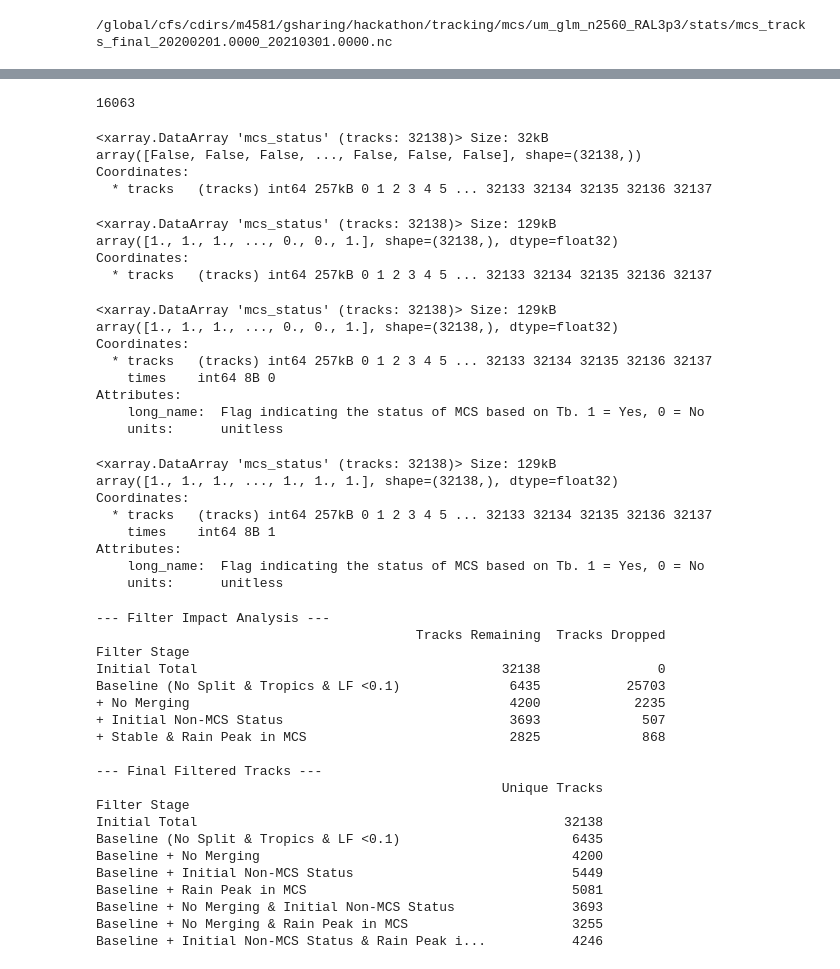
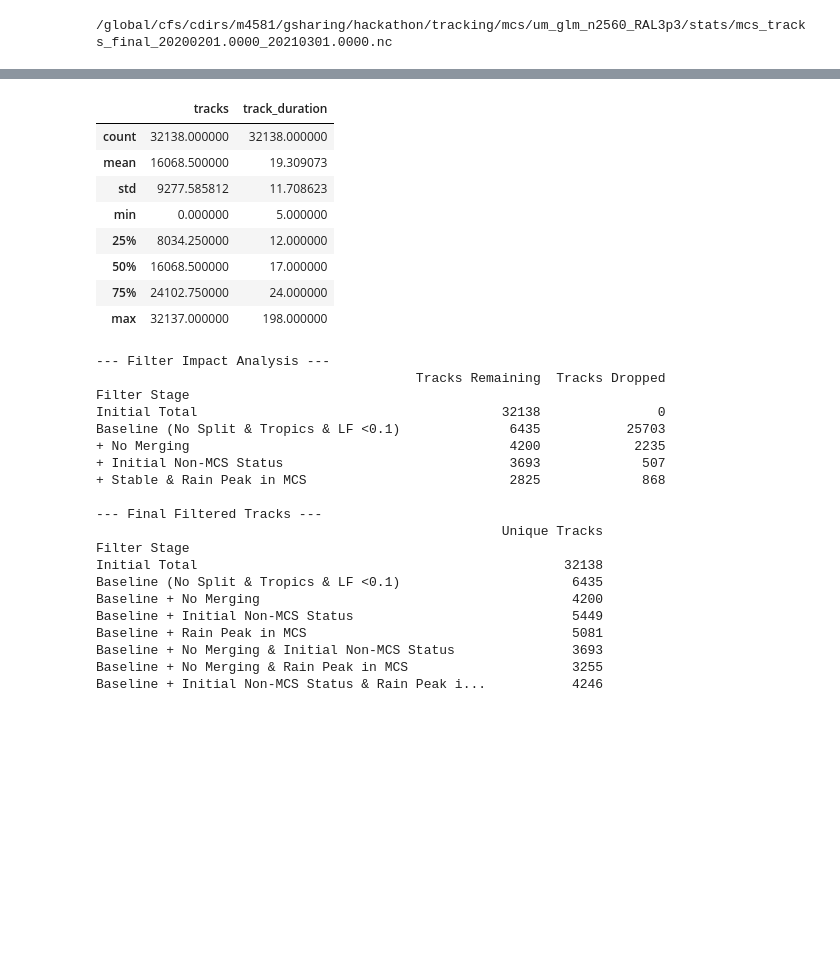
Before and after one commit to WACCEM/gsrm_mcs_environments, a Jupyter notebook: analysis/compare_mcs_stats_full_filter.ipynb, the cells around one changed output, grey strips where cells are left out. Cells and saved outputs as stored; diff of their text form; code cells hidden in the pictures; blank space fills up the shorter version.

```diff
--- a/analysis/compare_mcs_stats_full_filter.ipynb
+++ b/analysis/compare_mcs_stats_full_filter.ipynb
@@ -22,3 +22,16 @@ ds_mcs_ifs = xr.open_dataset(mcs_file_ifs)
+# %%
+# Load MCS track file (local)
+mcs_file_obs = "/Users/pacc275/local_documents/hackathon/mcs_tracks_final_extc_20200101.0000_20210101.0000.nc"
+ds_mcs_obs = xr.open_dataset(mcs_file_obs)
+
+mcs_file_icon = "/Users/pacc275/local_documents/hackathon/mcs_final_icon_20200102.0000_20201231.2330.nc"
+ds_mcs_icon = xr.open_dataset(mcs_file_icon)
+
+mcs_file_scream = "/Users/pacc275/local_documents/hackathon/mcs_tracks_final_20190801.0000_20200901.0000.nc"
+ds_mcs_scream = xr.open_dataset(mcs_file_scream)
+
+mcs_file_um = "/Users/pacc275/local_documents/hackathon/mcs_tracks_final_um_20200201.0000_20210301.0000.nc"
+ds_mcs_um = xr.open_dataset(mcs_file_um)
 # %%
 !ls '/global/cfs/cdirs/m4581/gsharing/hackathon/tracking/mcs/um_glm_n2560_RAL3p3/stats/mcs_tracks_final_20200201.0000_20210301.0000.nc'
 # %% [output]
@@ -127,42 +39,13 @@ mcs_status_cr_zero = [i for i in range(len(mcs_status_cr)) if mcs_status_cr[i] =
-# %%
-len(mcs_status_cr_zero)
-# %% [output]
-16063
-# %%
-mask_initial_non_mcs = ds_mcs_obs.mcs_status.isel(times=slice(0, 3)).sum(dim='times') == 0
-mask_initial_non_mcs
-# %% [output]
-<xarray.DataArray 'mcs_status' (tracks: 32138)> Size: 32kB
-array([False, False, False, ..., False, False, False], shape=(32138,))
-Coordinates:
-  * tracks   (tracks) int64 257kB 0 1 2 3 4 5 ... 32133 32134 32135 32136 32137
-# %%
-ds_mcs_obs.mcs_status.isel(times=slice(0, 1)).sum(dim='times')
-# %% [output]
-<xarray.DataArray 'mcs_status' (tracks: 32138)> Size: 129kB
-array([1., 1., 1., ..., 0., 0., 1.], shape=(32138,), dtype=float32)
-Coordinates:
-  * tracks   (tracks) int64 257kB 0 1 2 3 4 5 ... 32133 32134 32135 32136 32137
-# %%
-ds_mcs_obs.mcs_status.isel(times=0)
-# %% [output]
-<xarray.DataArray 'mcs_status' (tracks: 32138)> Size: 129kB
-array([1., 1., 1., ..., 0., 0., 1.], shape=(32138,), dtype=float32)
-Coordinates:
-  * tracks   (tracks) int64 257kB 0 1 2 3 4 5 ... 32133 32134 32135 32136 32137
-    times    int64 8B 0
-Attributes:
-    long_name:  Flag indicating the status of MCS based on Tb. 1 = Yes, 0 = No
-    units:      unitless
-# %%
-ds_mcs_obs.mcs_status.isel(times=1)
-# %% [output]
-<xarray.DataArray 'mcs_status' (tracks: 32138)> Size: 129kB
-array([1., 1., 1., ..., 1., 1., 1.], shape=(32138,), dtype=float32)
-Coordinates:
-  * tracks   (tracks) int64 257kB 0 1 2 3 4 5 ... 32133 32134 32135 32136 32137
-    times    int64 8B 1
-Attributes:
-    long_name:  Flag indicating the status of MCS based on Tb. 1 = Yes, 0 = No
-    units:      unitless
+# %%
+ds_mcs_obs.track_duration.to_dataframe().reset_index().describe()
+# %% [output]
+|  | tracks | track_duration |
+| count | 32138.000000 | 32138.000000 |
+| mean | 16068.500000 | 19.309073 |
+| std | 9277.585812 | 11.708623 |
+| min | 0.000000 | 5.000000 |
+| 25% | 8034.250000 | 12.000000 |
+| 50% | 16068.500000 | 17.000000 |
+| 75% | 24102.750000 | 24.000000 |
+| max | 32137.000000 | 198.000000 |
 # %%
```
Also changed, not shown: parts of 32 cells of this notebook, 2 other files.
